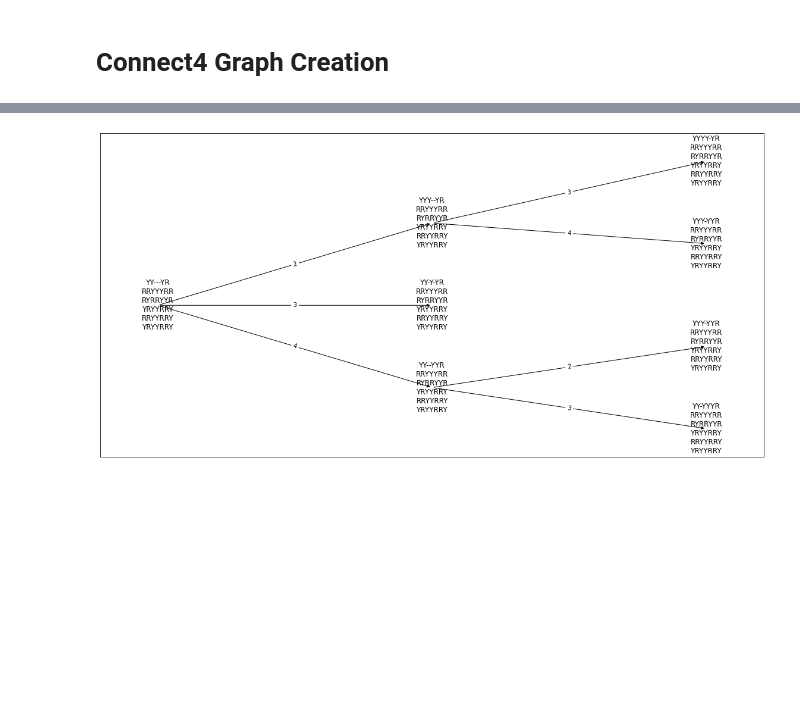
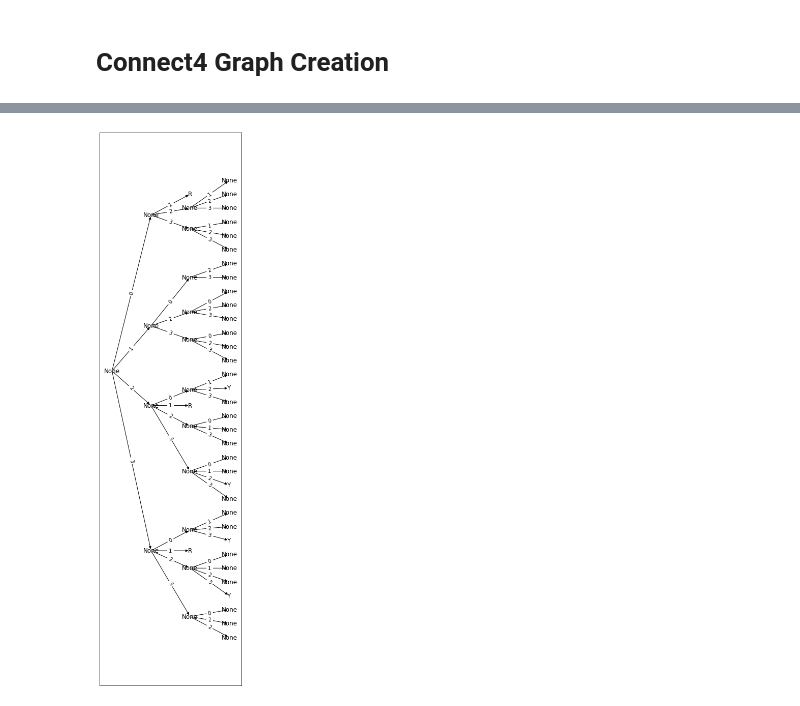
Before and after one commit to davidrossouw/cloud-run, a Jupyter notebook: connect4/connect4_game.ipynb, the cells around one changed output, grey strips where cells are left out. Drawn from its saved outputs; the diff is of its cells as text; code cells hidden in the pictures; blank space fills up the shorter version.

```diff
--- a/connect4/connect4_game.ipynb
+++ b/connect4/connect4_game.ipynb
@@ -157,7 +197,8 @@ def search(board, max_depth=3):  # -> DiGraph
 
     depth = 0
     n = 0  # node label which also serves as a node counter
-
+    player = 'Y'
+    non_player = 'R'
     G = nx.DiGraph()
     winner = checkWin(board)
     G.add_node(0, winner=winner, board=board, label=board2string(board), n=n)
@@ -166,7 +207,7 @@ def search(board, max_depth=3):  # -> DiGraph
 
     for move in moves_available(board):
         # Do move
-        new_board = play(board, player='Y', column=move)
+        new_board = play(board, player=player, column=move)
         winner = checkWin(new_board)
         # Add move node to graph
         n = n+1
@@ -182,6 +223,8 @@ def search(board, max_depth=3):  # -> DiGraph
     depth += 1
     # Subsequent branches
     while depth < max_depth:
+        # switch turns
+        player, non_player = non_player, player
         child_node_subtree = child_nodes[:]
         child_nodes = []
         for child in child_node_subtree:
@@ -189,7 +232,7 @@ def search(board, max_depth=3):  # -> DiGraph
             parent_board = G.nodes(data=True)[child]['board']
             for move in moves_available(parent_board):
                 # Do move
-                new_board = play(parent_board, player='Y', column=move)
+                new_board = play(parent_board, player=player, column=move)
                 winner = checkWin(new_board)
                 # Add move node to graph
                 n = n+1
@@ -206,13 +249,12 @@ def search(board, max_depth=3):  # -> DiGraph
 # Connect4 Graph Creation
 # %%
 board=[
-    ['Y','Y','-','-','-','Y','R'],
-    ['R','R','Y','Y','Y','R','R'],
-    ['R','Y','R','R','Y','Y','R'],
-    ['Y','R','Y','Y','R','R','Y'],
-    ['R','R','Y','Y','R','R','Y'],
-    ['Y','R','Y','Y','R','R','Y']
+    ['-','-','-','-'],
+    ['Y','R','-','-'],
+    ['R','R','Y','Y'],
+    ['R','R','Y','Y']
 ]
+
 plotBoard(board)
 # %% [output]
 <AxesSubplot:>
@@ -220,3 +262,3 @@ plotBoard(board)
 # %%
-G = search(board=board, max_depth=2)
+G = search(board=board, max_depth=3)
 # %% [output]
@@ -227,6 +273,6 @@ Winner: Y, 7
 # plotBoard(G.nodes[0]['board'])
 # plotBoard(G.nodes[3]['board'])
 # %%
-draw_graph(G, fig_size=(20,10), node_label='label', edge_label='move')
+draw_graph(G, fig_size=(5,20), node_label='winner', edge_label='move')
 # %% [output]
-[figure, old version]
+[figure, new version]
```
Also changed, not shown: parts of 21 cells of this notebook.
